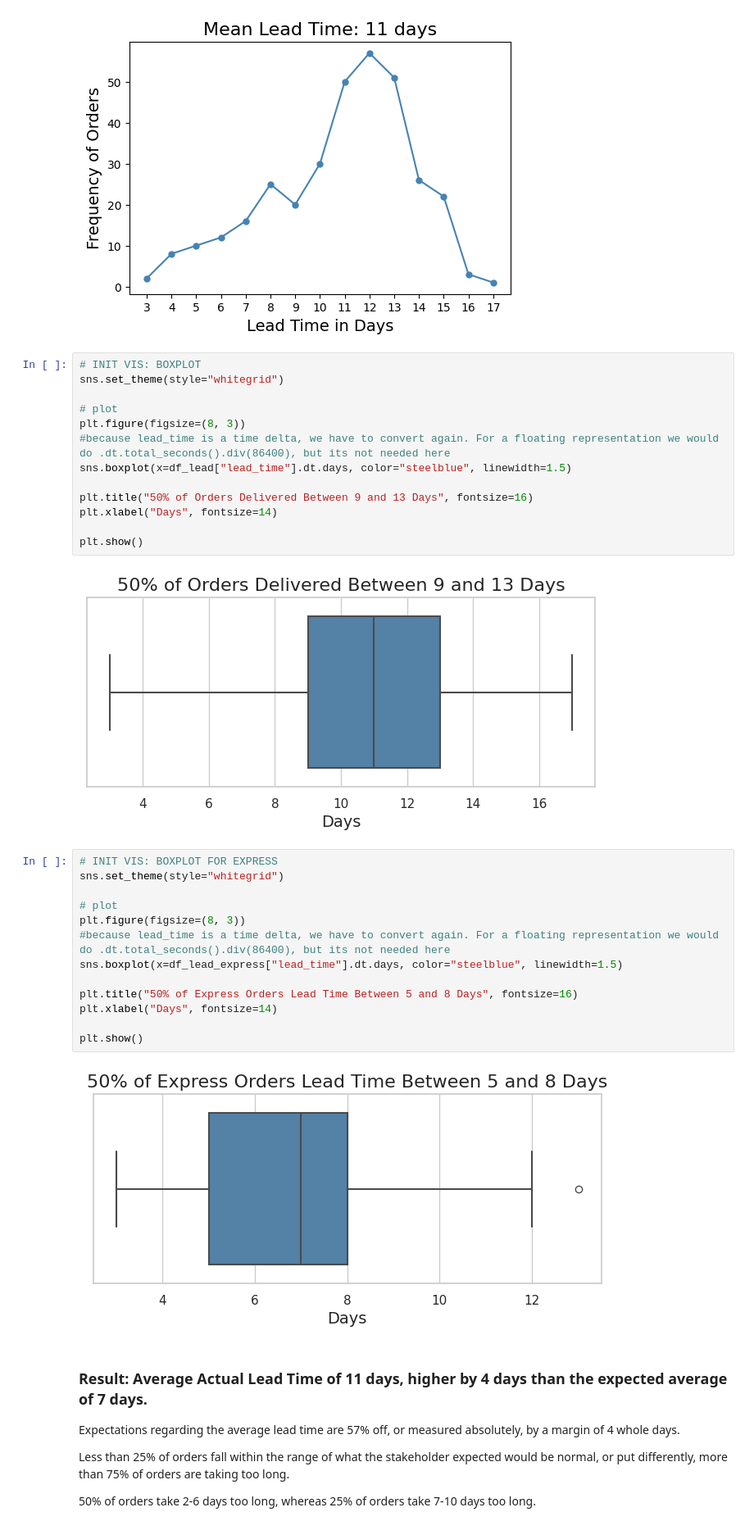
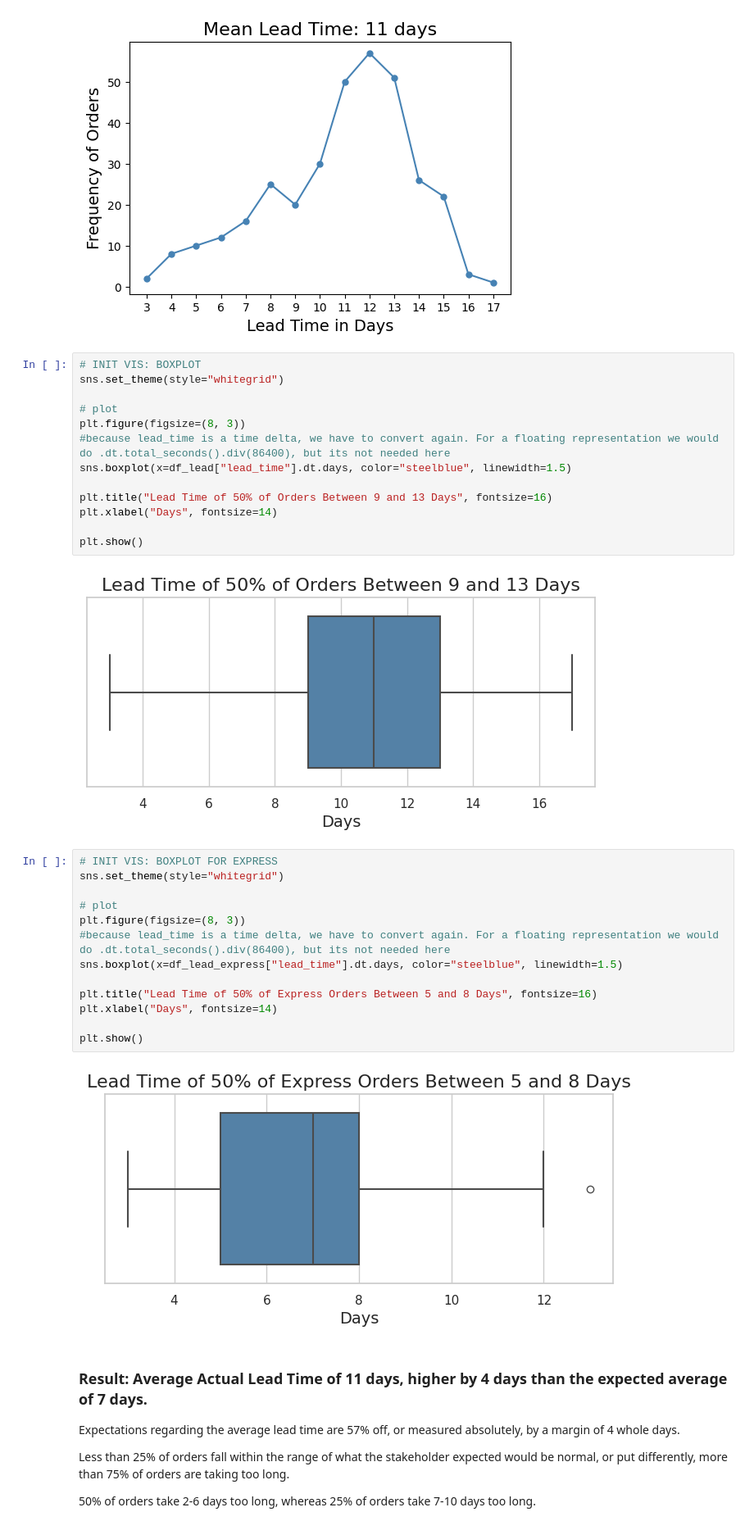
Before and after one commit to GHLukasLang/muesli_lead_time, a Jupyter notebook: muesli_eda.ipynb, the cells around one changed output. Shown at 82% size. Saved outputs shown, nothing was run; the diff lists cells and outputs as text.

```diff
--- a/muesli_eda.ipynb
+++ b/muesli_eda.ipynb
@@ -114,27 +114,27 @@ plt.figure(figsize=(8, 3))
 #because lead_time is a time delta, we have to convert again. For a floating representation we would do .dt.total_seconds().div(86400), but its not needed here
 sns.boxplot(x=df_lead["lead_time"].dt.days, color="steelblue", linewidth=1.5)
 
-plt.title("50% of Orders Delivered Between 9 and 13 Days", fontsize=16)
+plt.title("Lead Time of 50% of Orders Between 9 and 13 Days", fontsize=16)
 plt.xlabel("Days", fontsize=14)
 
 plt.show()
 # %% [output]
-[figure, old version]
+[figure, new version]
 # %%
 # INIT VIS: BOXPLOT FOR EXPRESS
 sns.set_theme(style="whitegrid")
 
 # plot
 plt.figure(figsize=(8, 3))
 #because lead_time is a time delta, we have to convert again. For a floating representation we would do .dt.total_seconds().div(86400), but its not needed here
 sns.boxplot(x=df_lead_express["lead_time"].dt.days, color="steelblue", linewidth=1.5)
 
-plt.title("50% of Express Orders Lead Time Between 5 and 8 Days", fontsize=16)
+plt.title("Lead Time of 50% of Express Orders Between 5 and 8 Days", fontsize=16)
 plt.xlabel("Days", fontsize=14)
 
 plt.show()
 # %% [output]
-[figure, old version]
+[figure, new version]
 # %% [markdown]
 ### Result: Average Actual Lead Time of 11 days, higher by 4 days than the expected average of 7 days.
 
```
Also changed, not shown: parts of 3 cells of this notebook, 4 other files.
